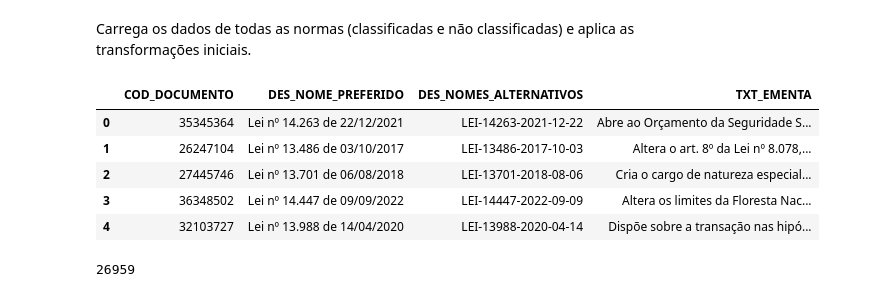
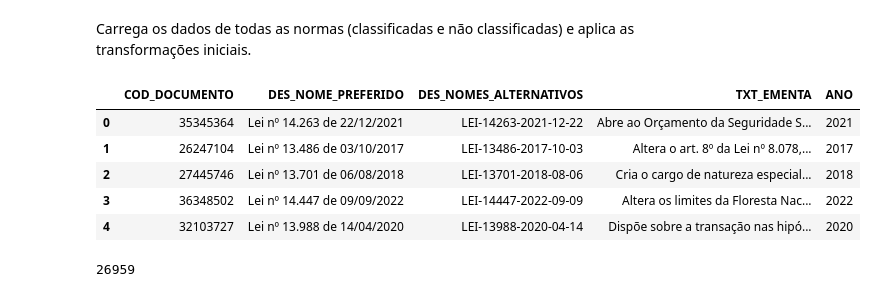
Before and after one commit to pauloceliojr/md-trabalho-final, a Jupyter notebook: Classificação de Normas.ipynb, the cells around one changed output. Saved outputs shown, nothing was run; the diff lists cells and outputs as text; code cells hidden in the pictures.

```diff
--- a/Classificação de Normas.ipynb
+++ b/Classificação de Normas.ipynb
@@ -81,17 +81,20 @@ normas_classificadas_original.head()
 # %% [markdown]
 Carrega os dados de todas as normas (classificadas e não classificadas) e aplica as transformações iniciais.
 # %%
-normas_original = pd.read_excel("dados/LeisOrdinarias-LeisComplementare-e-DecretosNumeradosComClassificacaoDesde1900.xlsx", "Select mvw_s01_documento")
+normas_original = pd.read_excel(
+    "dados/LeisOrdinarias-LeisComplementare-e-DecretosNumeradosComClassificacaoDesde1900.xlsx",
+    "Select mvw_s01_documento")
 normas_original.rename(columns={"DBMS_LOB.SUBSTR(S01.TXT_EMENTA": "TXT_EMENTA"}, inplace=True)
 normas_original.drop(columns="   ", inplace=True)
+normas_original["ANO"] = normas_original["DES_NOME_PREFERIDO"].apply(lambda x : x[len(x) - 4:])
 normas_original.head()
 # %% [output]
-|  | COD_DOCUMENTO | DES_NOME_PREFERIDO | DES_NOMES_ALTERNATIVOS | TXT_EMENTA |
-| 0 | 35345364 | Lei nº 14.263 de 22/12/2021 | LEI-14263-2021-12-22 | Abre ao Orçamento da Seguridade S... |
-| 1 | 26247104 | Lei nº 13.486 de 03/10/2017 | LEI-13486-2017-10-03 | Altera o art. 8º da Lei nº 8.078,... |
-| 2 | 27445746 | Lei nº 13.701 de 06/08/2018 | LEI-13701-2018-08-06 | Cria o cargo de natureza especial... |
-| 3 | 36348502 | Lei nº 14.447 de 09/09/2022 | LEI-14447-2022-09-09 | Altera os limites da Floresta Nac... |
-| 4 | 32103727 | Lei nº 13.988 de 14/04/2020 | LEI-13988-2020-04-14 | Dispõe sobre a transação nas hipó... |
+|  | COD_DOCUMENTO | DES_NOME_PREFERIDO | DES_NOMES_ALTERNATIVOS | TXT_EMENTA | ANO |
+| 0 | 35345364 | Lei nº 14.263 de 22/12/2021 | LEI-14263-2021-12-22 | Abre ao Orçamento da Seguridade S... | 2021 |
+| 1 | 26247104 | Lei nº 13.486 de 03/10/2017 | LEI-13486-2017-10-03 | Altera o art. 8º da Lei nº 8.078,... | 2017 |
+| 2 | 27445746 | Lei nº 13.701 de 06/08/2018 | LEI-13701-2018-08-06 | Cria o cargo de natureza especial... | 2018 |
+| 3 | 36348502 | Lei nº 14.447 de 09/09/2022 | LEI-14447-2022-09-09 | Altera os limites da Floresta Nac... | 2022 |
+| 4 | 32103727 | Lei nº 13.988 de 14/04/2020 | LEI-13988-2020-04-14 | Dispõe sobre a transação nas hipó... | 2020 |
 # %%
 normas_original.shape[0]
 # %% [output]
```
Also changed, not shown: parts of 43 cells of this notebook, 1 other file.
